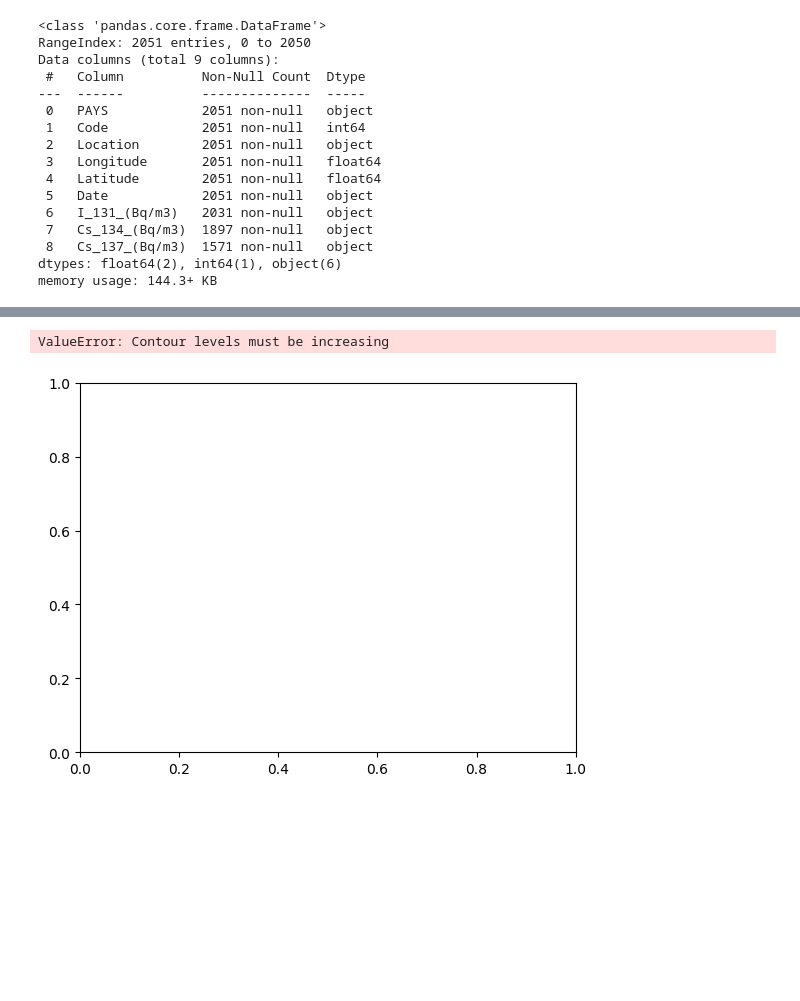
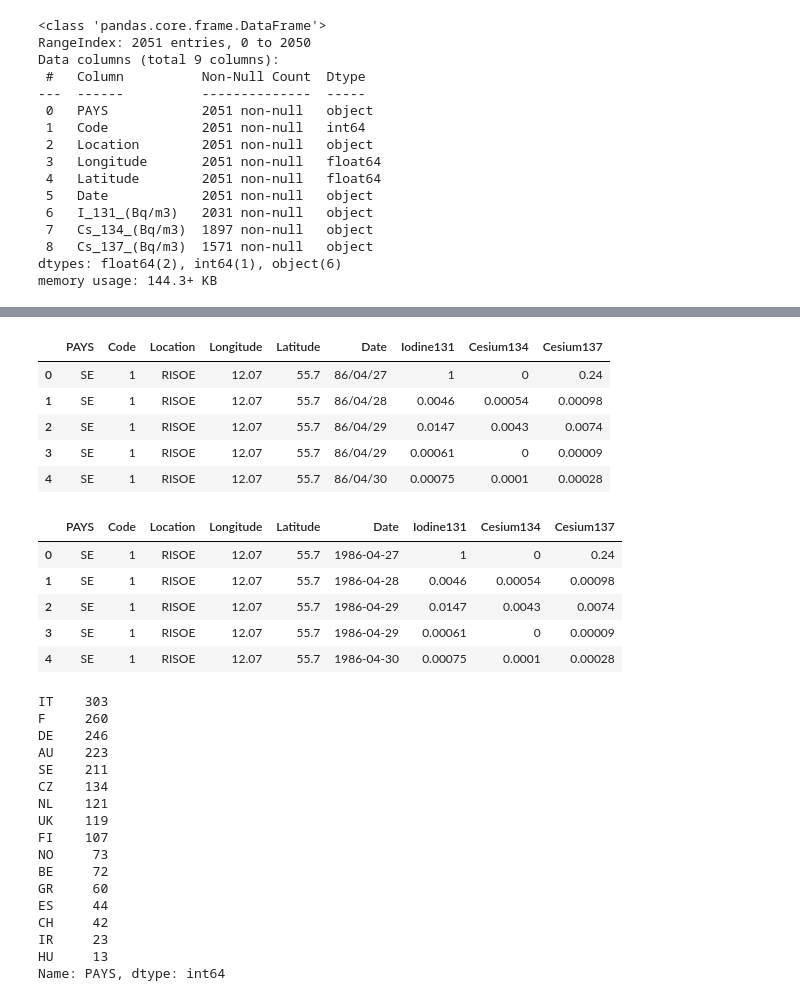
Before and after one commit to rajsahu2004/Radiometric-Method-Project, a Jupyter notebook: dataChecking.ipynb, the cells around one changed output, grey strips where cells are left out. Drawn from its saved outputs; the diff is of its cells as text; code cells hidden in the pictures; blank space fills up the shorter version.

```diff
--- a/dataChecking.ipynb
+++ b/dataChecking.ipynb
@@ -46,8 +35,40 @@ chernobylData.describe()
-# %%
-lat = chernobylData['Latitude']
-long = chernobylData['Longitude']
-iodine = chernobylData['I_131_(Bq/m3)']
-# plotting conc of iodine on a map
-# %% [output]
-ValueError: Contour levels must be increasing
-[figure, removed]
+# %%
+chernobylData.rename(columns={'I_131_(Bq/m3)': 'Iodine131','Cs_134_(Bq/m3)': 'Cesium134','Cs_137_(Bq/m3)': 'Cesium137'}, inplace=True)
+chernobylData.head()
+# %% [output]
+|  | PAYS | Code | Location | Longitude | Latitude | Date | Iodine131 | Cesium134 | Cesium137 |
+| 0 | SE | 1 | RISOE | 12.07 | 55.7 | 86/04/27 | 1 | 0 | 0.24 |
+| 1 | SE | 1 | RISOE | 12.07 | 55.7 | 86/04/28 | 0.0046 | 0.00054 | 0.00098 |
+| 2 | SE | 1 | RISOE | 12.07 | 55.7 | 86/04/29 | 0.0147 | 0.0043 | 0.0074 |
+| 3 | SE | 1 | RISOE | 12.07 | 55.7 | 86/04/29 | 0.00061 | 0 | 0.00009 |
+| 4 | SE | 1 | RISOE | 12.07 | 55.7 | 86/04/30 | 0.00075 | 0.0001 | 0.00028 |
+# %%
+chernobylData['Date'] = pd.to_datetime(chernobylData['Date'])
+chernobylData.head()
+# %% [output]
+|  | PAYS | Code | Location | Longitude | Latitude | Date | Iodine131 | Cesium134 | Cesium137 |
+| 0 | SE | 1 | RISOE | 12.07 | 55.7 | 1986-04-27 | 1 | 0 | 0.24 |
+| 1 | SE | 1 | RISOE | 12.07 | 55.7 | 1986-04-28 | 0.0046 | 0.00054 | 0.00098 |
+| 2 | SE | 1 | RISOE | 12.07 | 55.7 | 1986-04-29 | 0.0147 | 0.0043 | 0.0074 |
+| 3 | SE | 1 | RISOE | 12.07 | 55.7 | 1986-04-29 | 0.00061 | 0 | 0.00009 |
+| 4 | SE | 1 | RISOE | 12.07 | 55.7 | 1986-04-30 | 0.00075 | 0.0001 | 0.00028 |
+# %%
+chernobylData['PAYS'].value_counts()
+# %% [output]
+IT    303
+F     260
+DE    246
+AU    223
+SE    211
+CZ    134
+NL    121
+UK    119
+FI    107
+NO     73
+BE     72
+GR     60
+ES     44
+CH     42
+IR     23
+HU     13
+Name: PAYS, dtype: int64
```
Also changed, not shown: parts of 10 cells of this notebook.
